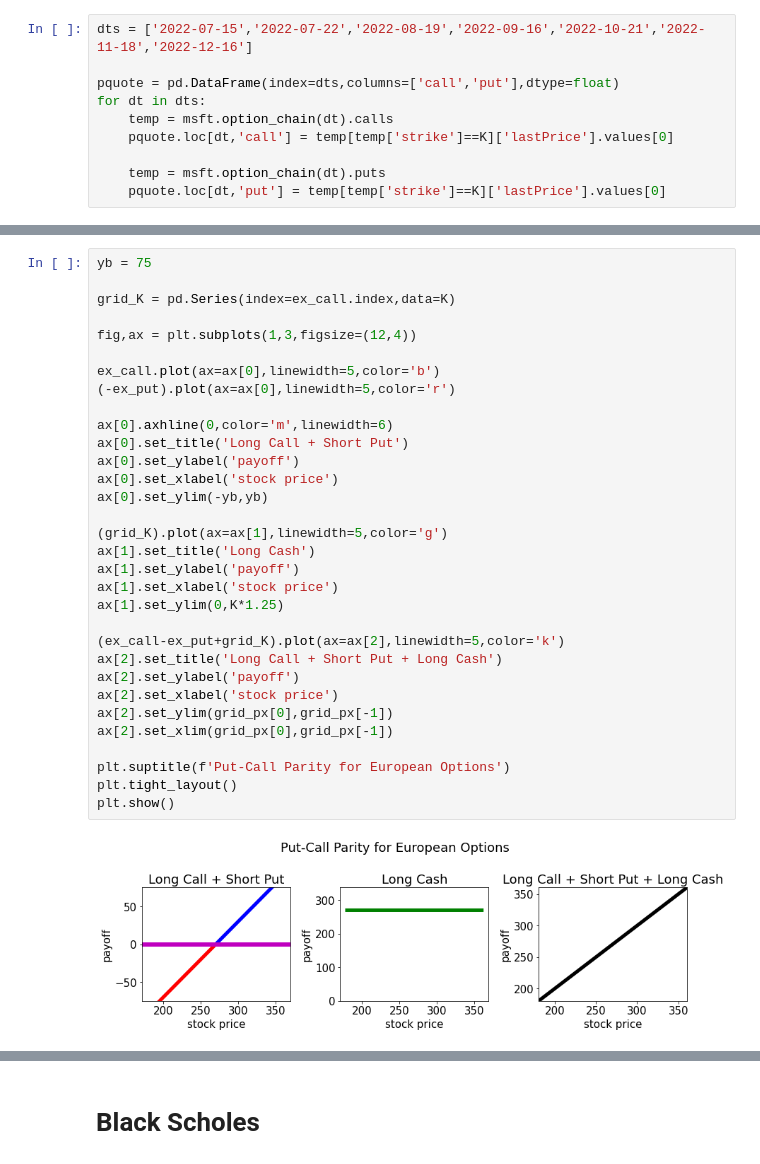
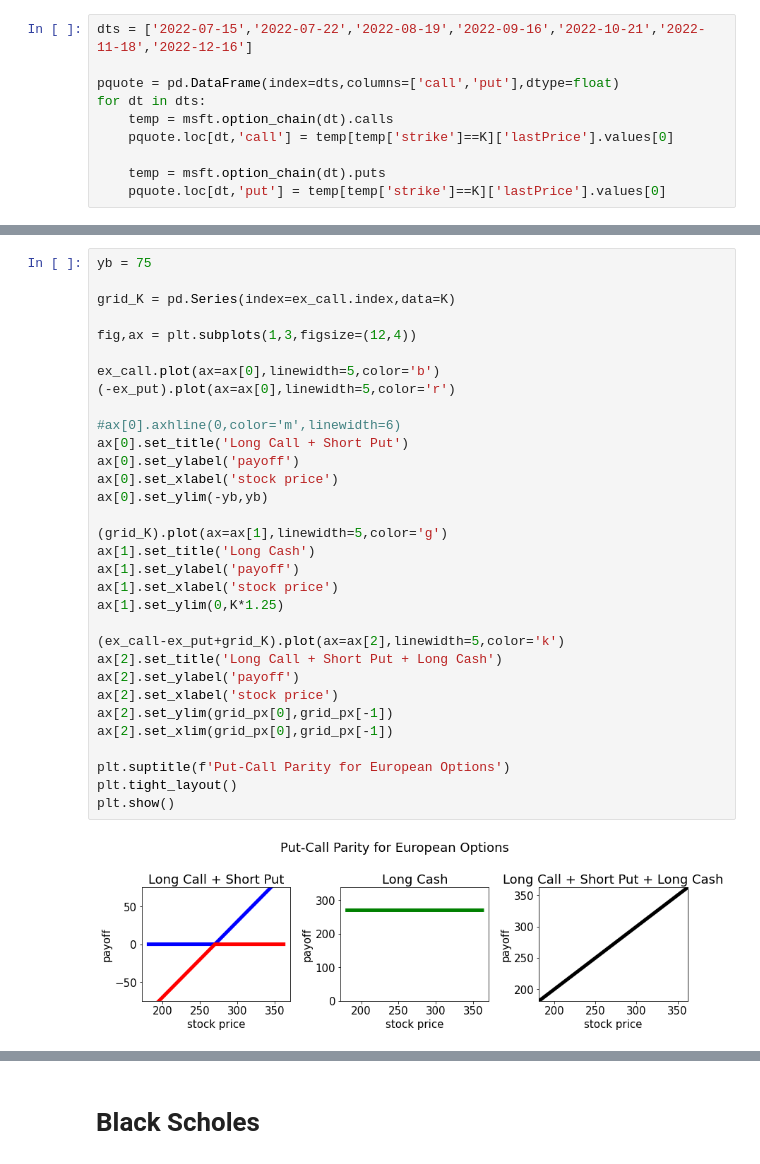
Before and after one commit to MarkHendricks/drw-markets, a Jupyter notebook: notebooks/B.4. Equity Options.ipynb, the cells around one changed output, grey strips where cells are left out. Cells and saved outputs as stored; diff of their text form.

```diff
--- a/notebooks/B.4. Equity Options.ipynb
+++ b/notebooks/B.4. Equity Options.ipynb
@@ -247,32 +231,32 @@ yb = 75
 
 grid_K = pd.Series(index=ex_call.index,data=K)
 
 fig,ax = plt.subplots(1,3,figsize=(12,4))
 
 ex_call.plot(ax=ax[0],linewidth=5,color='b')
 (-ex_put).plot(ax=ax[0],linewidth=5,color='r')
 
-ax[0].axhline(0,color='m',linewidth=6)
+#ax[0].axhline(0,color='m',linewidth=6)
 ax[0].set_title('Long Call + Short Put')
 ax[0].set_ylabel('payoff')
 ax[0].set_xlabel('stock price')
 ax[0].set_ylim(-yb,yb)
 
 (grid_K).plot(ax=ax[1],linewidth=5,color='g')
 ax[1].set_title('Long Cash')
 ax[1].set_ylabel('payoff')
 ax[1].set_xlabel('stock price')
 ax[1].set_ylim(0,K*1.25)
 
 (ex_call-ex_put+grid_K).plot(ax=ax[2],linewidth=5,color='k')
 ax[2].set_title('Long Call + Short Put + Long Cash')
 ax[2].set_ylabel('payoff')
 ax[2].set_xlabel('stock price')
 ax[2].set_ylim(grid_px[0],grid_px[-1])
 ax[2].set_xlim(grid_px[0],grid_px[-1])
 
 plt.suptitle(f'Put-Call Parity for European Options')
 plt.tight_layout()
 plt.show()
 # %% [output]
-[figure, old version]
+[figure, new version]
```
Also changed, not shown: parts of 12 cells of this notebook.
